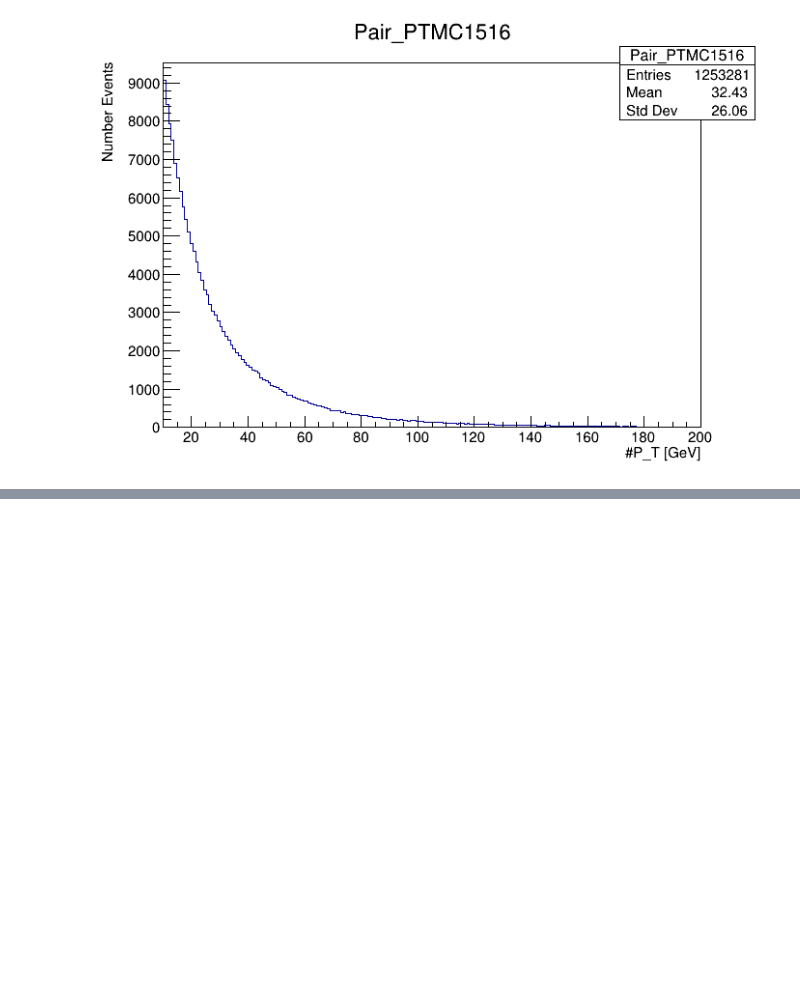
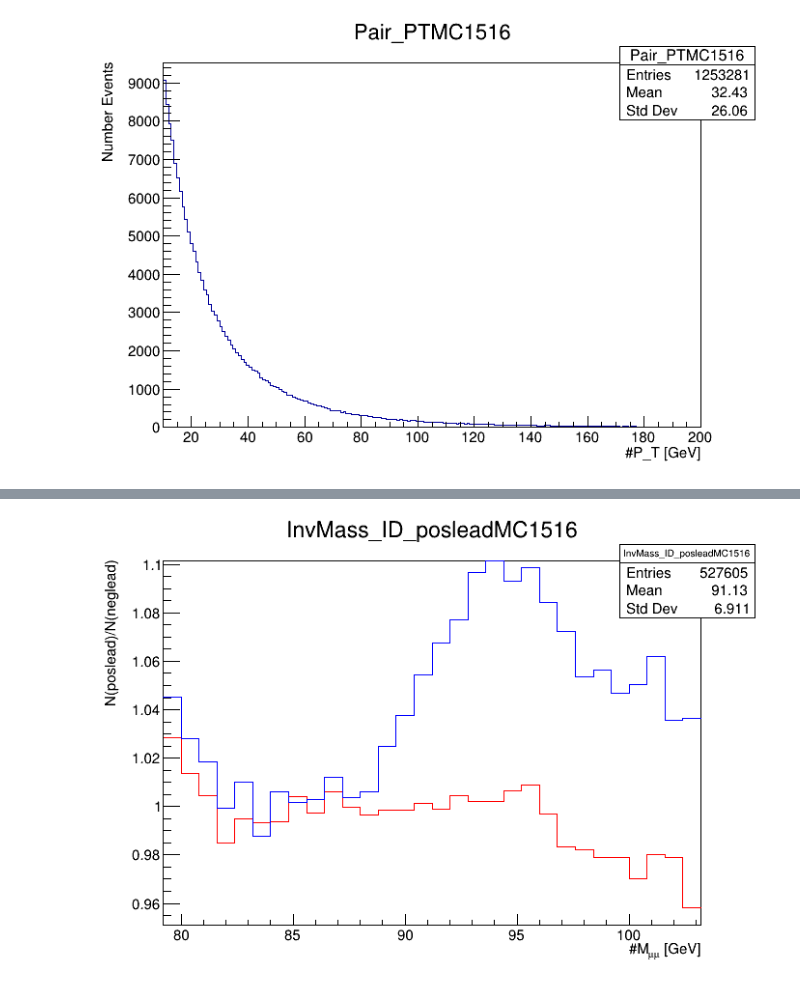
Before and after one commit to luadamek/PyMomentumValidation, a Jupyter notebook: ExamplesSagittaBias.ipynb, the cells around one changed output, grey strips where cells are left out. Saved outputs shown, nothing was run; the diff lists cells and outputs as text; code cells hidden in the pictures; blank space fills up the shorter version.

Commit message:
example with making histograms with an injection

```diff
--- a/ExamplesSagittaBias.ipynb
+++ b/ExamplesSagittaBias.ipynb
@@ -395,3 +395,75 @@ Evaluating weights
 TH1.Print Name  = delta, Entries= 576, Total sum= 0.0411788
 Warning in <TROOT::Append>: Replacing existing TH1: Pair_PTMC1516 (Potential memory leak).
 [figure]
+# %%
+#make the histogram with the injections
+
+from histogram_filler import HistogramFiller
+files = utils.get_files("v05_standardvars")
+files = {"MC1516":files["MC1516"]}
+trees = utils.tchain_files_together("MuonMomentumCalibrationTree", files)
+partitions = utils.generate_partitions(trees, 20) #a dictionary of channel : [list]. The list is a list of tuples, representing the starting and stopping event for each job.
+print("Partitions ", partitions)
+one_partition = {}
+for channel in partitions:
+    one_partition[channel] =  partitions[channel][0] #get the start and stop for the first job, representing 1/20th of all events
+from variables import calc_weight
+hist_filler = HistogramFiller(trees, "MuonMomentumCalibrationTree", calc_weight, selection_string = "", partitions = one_partition)
+
+from variables import calc_recalc_id_mass, calc_pos_id_eta, calc_neg_id_eta, calc_pos_id_phi, calc_neg_id_phi
+from selections import sel_pos_leading_id, sel_neg_leading_id
+
+
+
+hist_filler.book_histogram_fill("InvMass_ID_poslead",\
+                                 calc_recalc_id_mass,\
+                                 selections = [sel_pos_leading_id],\
+                                 bins = 30,\
+                                 range_low = 91.2-12.0,\
+                                 range_high = 91.2+12.0,\
+                                 xlabel ='#M_{#mu#mu} [GeV]',\
+                                 ylabel = 'Number Events')
+
+hist_filler.book_histogram_fill("InvMass_ID_neglead",\
+                                 calc_recalc_id_mass,\
+                                 selections = [sel_neg_leading_id],\
+                                 bins = 30,\
+                                 range_low = 91.2-12.0,\
+                                 range_high = 91.2+12.0,\
+                                 xlabel ='#M_{#mu#mu} [GeV]',\
+                                 ylabel = 'Number Events')
+
+histograms_noinjection = hist_filler.DumpHistograms()
+
+#lets get an injection histogram:
+from BiasInjection import injection_histogram_global
+#from atlasplots import set_atlas_style
+
+
+histogram = injection_histogram_local(detector_location=location)
+c=ROOT.TCanvas()
+histogram.Draw("COLZ")
+c.Draw()
+injection_histogram = histogram.Clone()
+injection_histogram.Scale(-1.0) #invert it's sign for injection
+
+hist_no_injection = histograms_noinjection["InvMass_ID_poslead"]["MC1516"].Clone()
+hist_no_injection.Divide(histograms_noinjection["InvMass_ID_neglead"]["MC1516"])
+
+#create an sagitta bias injector (corrector) for the injection
+injector = SagittaBiasCorrection([injection_histogram], calc_pos_id_eta, calc_neg_id_eta, calc_pos_id_phi, calc_neg_id_phi, flavour=location)
+hist_filler.apply_calibration_for_channel("MC1516", injector, selections=[])
+
+histograms_injection = hist_filler.DumpHistograms()
+hist_injection = histograms_injection["InvMass_ID_poslead"]["MC1516"].Clone()
+hist_injection.Divide(histograms_injection["InvMass_ID_neglead"]["MC1516"])
+
+c=ROOT.TCanvas()
+hist_no_injection.SetLineColor(ROOT.kRed)
+hist_injection.SetLineColor(ROOT.kBlue)
+hist_no_injection.GetYaxis().SetTitle("N(poslead)/N(neglead)")
+hist_no_injection.SetMaximum(max(hist_no_injection.GetMaximum(), hist_injection.GetMaximum()))
+hist_no_injection.Draw("HIST")
+hist_injection.Draw("HIST SAME")
+c.Draw()
+# %% [output]
@@ -397,0 +495 @@ Warning in <TROOT::Append>: Replacing existing TH1: Pair_PTMC1516 (Potential mem
+[figure, added]
```
Also changed, not shown: parts of 2 cells of this notebook.
